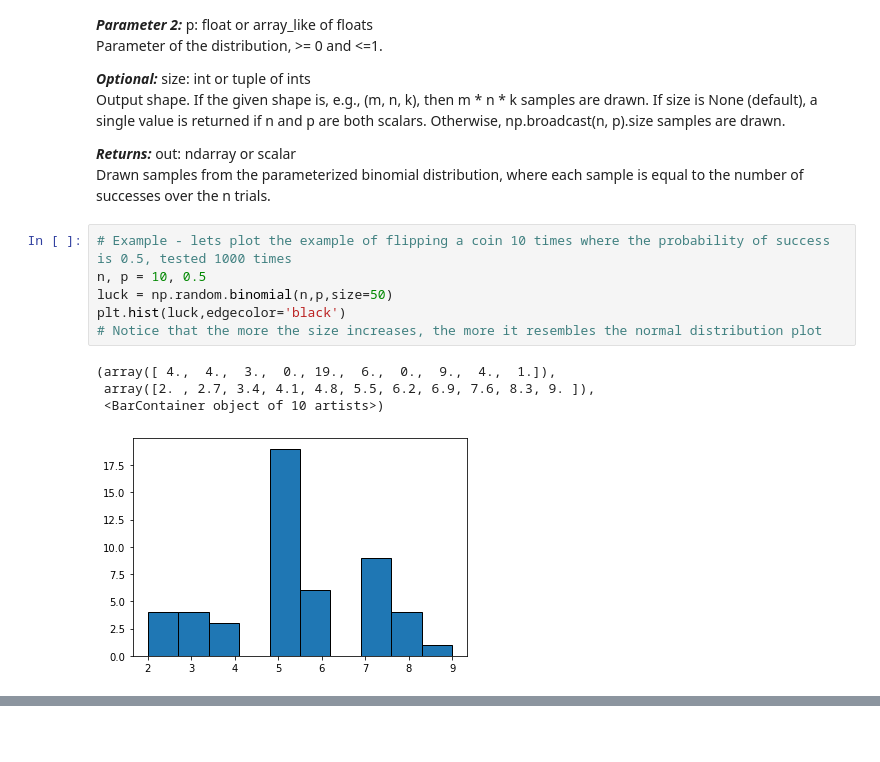
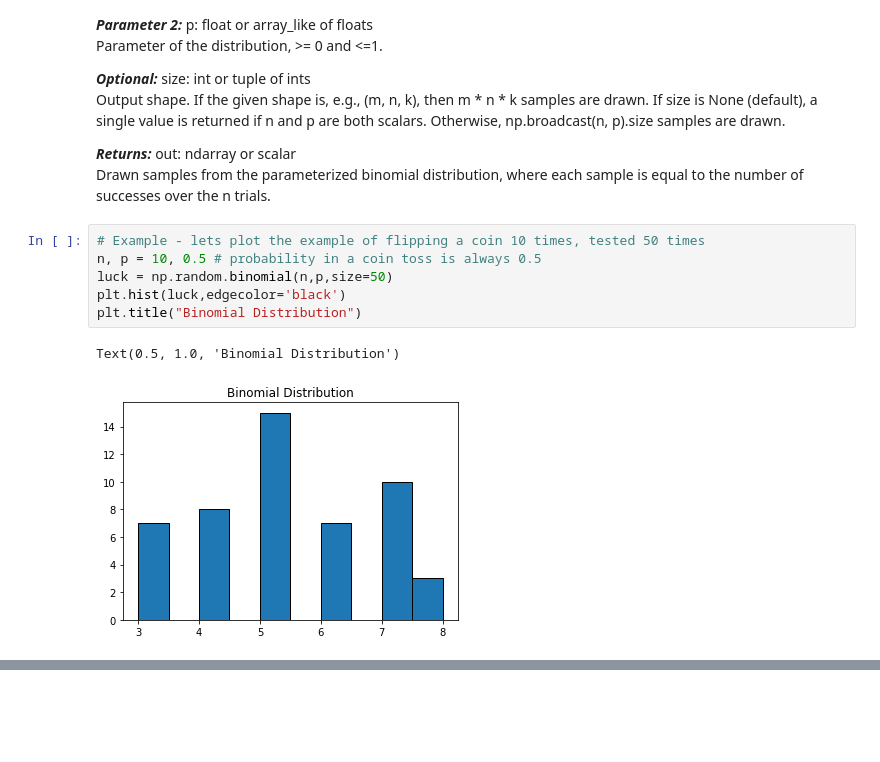
Before and after one commit to G00398258/progforda_assignment, a Jupyter notebook: progda_assignment.ipynb, the cells around one changed output, grey strips where cells are left out. Saved outputs shown, nothing was run; the diff lists cells and outputs as text.

```diff
--- a/progda_assignment.ipynb
+++ b/progda_assignment.ipynb
@@ -521,13 +538,11 @@ Output shape. If the given shape is, e.g., (m, n, k), then m * n * k samples are
 **_Returns:_** out: ndarray or scalar
 Drawn samples from the parameterized binomial distribution, where each sample is equal to the number of successes over the n trials.
 # %%
-# Example - lets plot the example of flipping a coin 10 times where the probability of success is 0.5, tested 1000 times
-n, p = 10, 0.5
+# Example - lets plot the example of flipping a coin 10 times, tested 50 times
+n, p = 10, 0.5 # probability in a coin toss is always 0.5
 luck = np.random.binomial(n,p,size=50)
 plt.hist(luck,edgecolor='black')
-# Notice that the more the size increases, the more it resembles the normal distribution plot
+plt.title("Binomial Distribution")
 # %% [output]
-(array([ 4.,  4.,  3.,  0., 19.,  6.,  0.,  9.,  4.,  1.]),
- array([2. , 2.7, 3.4, 4.1, 4.8, 5.5, 6.2, 6.9, 7.6, 8.3, 9. ]),
- <BarContainer object of 10 artists>)
+Text(0.5, 1.0, 'Binomial Distribution')
-[figure, old version]
+[figure, new version]
```
Also changed, not shown: parts of 82 cells of this notebook.
